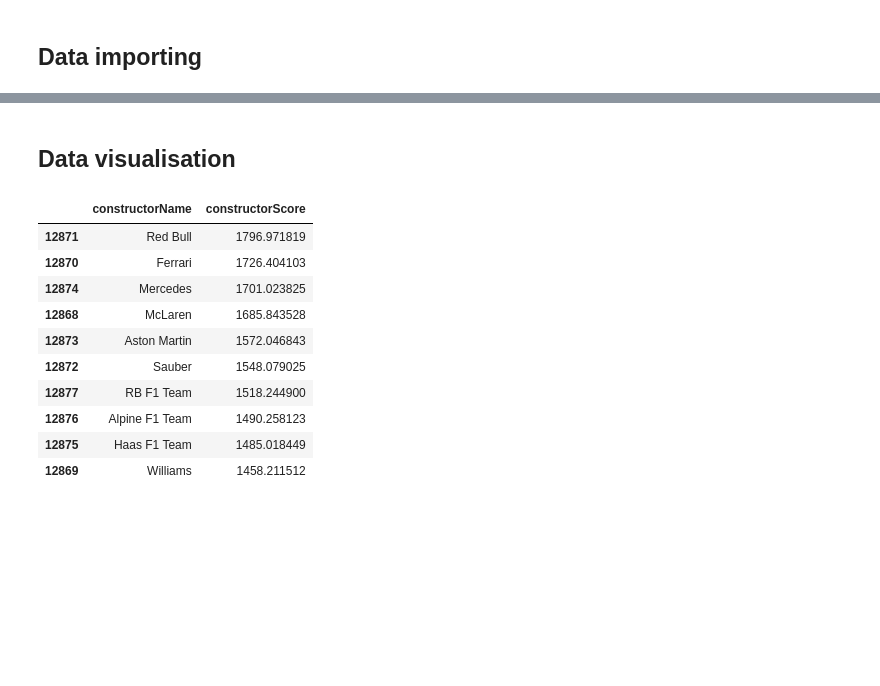
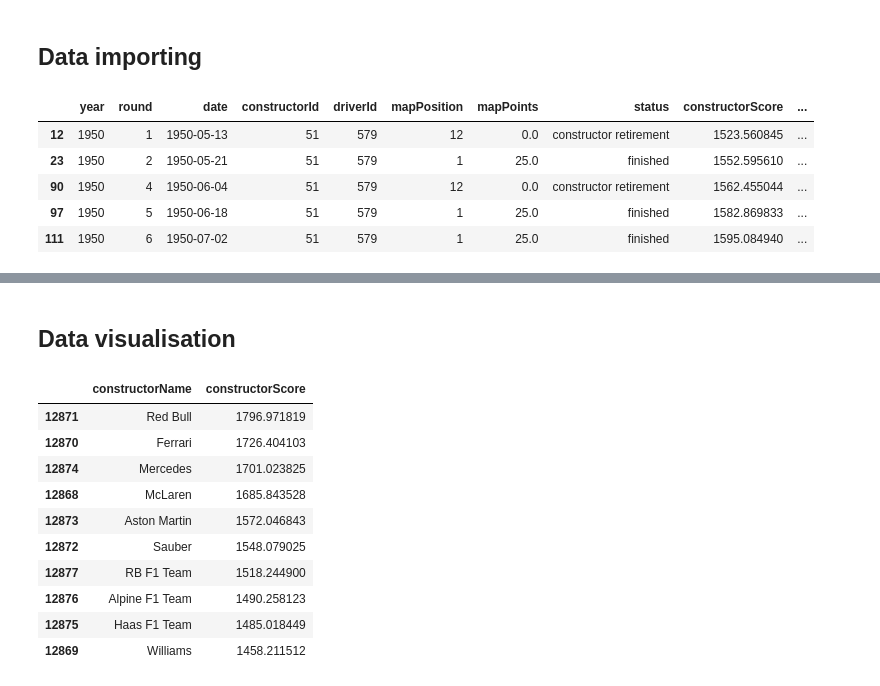
Before and after one commit to mwtmurphy/f1-rating-system, a Jupyter notebook: notebooks/prototyping.ipynb, the cells around one changed output, grey strips where cells are left out. Drawn from its saved outputs; the diff is of its cells as text; code cells hidden in the pictures; blank space fills up the shorter version.

```diff
--- a/notebooks/prototyping.ipynb
+++ b/notebooks/prototyping.ipynb
@@ -25,0 +37,21 @@ drivers_df = pd.read_csv(CONFIG["data"]["drivers_csv"])[["driverId", "driverRef"
+# %%
+vis_df["outperformance"] = vis_df["actual"] - vis_df["expected"]
+out_df = vis_df.groupby("driverId")["outperformance"].mean().reset_index()
+count_df = vis_df.groupby("driverId").size().reset_index().rename(columns={0: "races"})
+max_df = vis_df.groupby("driverId")["driverScore"].max().reset_index().rename(columns={"driverScore": "maxScore"})
+
+agg_df = vis_df.groupby(["driverId", "driverName"])["driverScore"].mean().reset_index().rename(columns={"driverScore": "meanScore"})
+agg_df = agg_df.merge(out_df, on="driverId", how="left").merge(count_df, on="driverId", how="left").merge(max_df, on="driverId", how="left")
+agg_df = agg_df[["driverId", "driverName", "races", "meanScore", "outperformance", "maxScore"]]
+
+goat_df = agg_df.sort_values("meanScore", ascending=False).head(20).reset_index(drop=True)
+goat_hist_df = vis_df[vis_df["driverId"].isin(goat_df["driverId"])]
+
+goat_hist_df.head()
+# %% [output]
+|  | year | round | date | constructorId | driverId | mapPosition | mapPoints | status | constructorScore | ... |
+| 12 | 1950 | 1 | 1950-05-13 | 51 | 579 | 12 | 0.0 | constructor retirement | 1523.560845 | ... |
+| 23 | 1950 | 2 | 1950-05-21 | 51 | 579 | 1 | 25.0 | finished | 1552.595610 | ... |
+| 90 | 1950 | 4 | 1950-06-04 | 51 | 579 | 12 | 0.0 | constructor retirement | 1562.455044 | ... |
+| 97 | 1950 | 5 | 1950-06-18 | 51 | 579 | 1 | 25.0 | finished | 1582.869833 | ... |
+| 111 | 1950 | 6 | 1950-07-02 | 51 | 579 | 1 | 25.0 | finished | 1595.084940 | ... |
```
Also changed, not shown: parts of 5 cells of this notebook, 18 other files.
